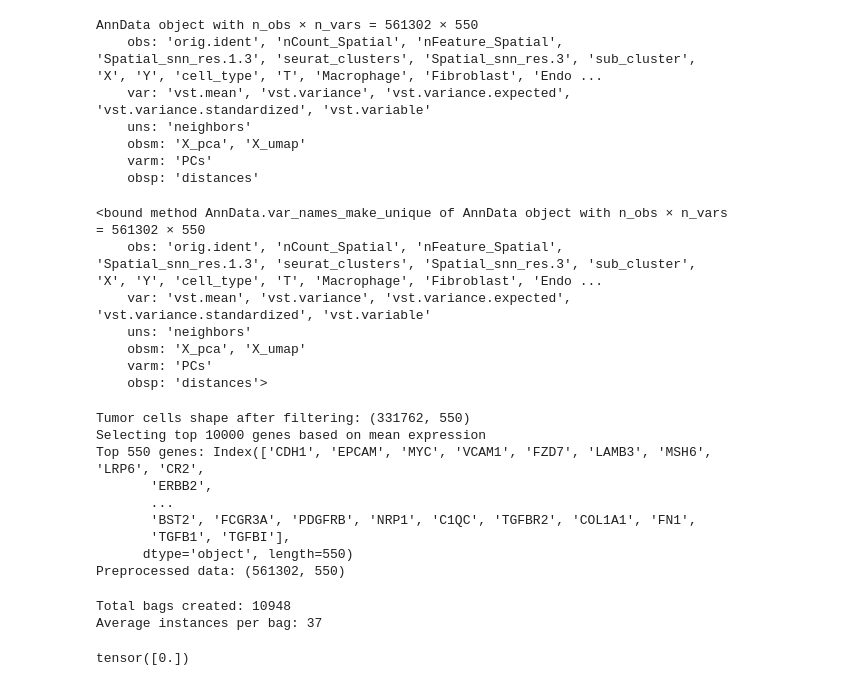
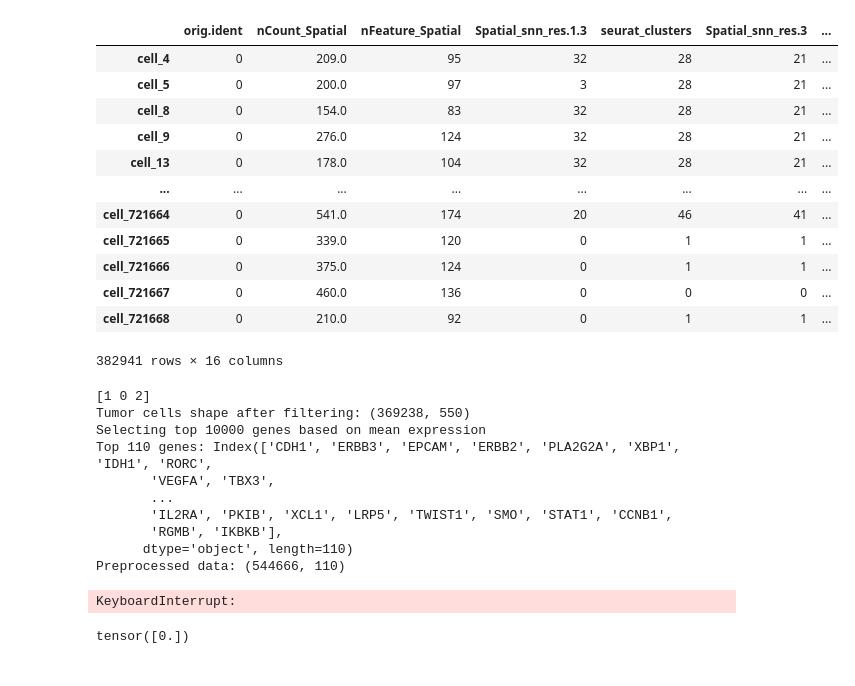
Before and after one commit to yaober/SPACER, a Jupyter notebook: train_model1_indivivual.ipynb, the cells around one changed output. Drawn from its saved outputs; the diff is of its cells as text; code cells hidden in the pictures.

Commit message:
fix some bug for panel seq and add filter

```diff
--- a/train_model1_indivivual.ipynb
+++ b/train_model1_indivivual.ipynb
@@ -305,37 +290,33 @@ adata.obs
 # %%
-adata
+adata.obs
 # %% [output]
+|  | orig.ident | nCount_Spatial | nFeature_Spatial | Spatial_snn_res.1.3 | seurat_clusters | Spatial_snn_res.3 | ... |
+| cell_4 | 0 | 209.0 | 95 | 32 | 28 | 21 | ... |
+| cell_5 | 0 | 200.0 | 97 | 3 | 28 | 21 | ... |
+| cell_8 | 0 | 154.0 | 83 | 32 | 28 | 21 | ... |
+| cell_9 | 0 | 276.0 | 124 | 32 | 28 | 21 | ... |
+| cell_13 | 0 | 178.0 | 104 | 32 | 28 | 21 | ... |
+| ... | ... | ... | ... | ... | ... | ... | ... |
+| cell_721664 | 0 | 541.0 | 174 | 20 | 46 | 41 | ... |
+| cell_721665 | 0 | 339.0 | 120 | 0 | 1 | 1 | ... |
+| cell_721666 | 0 | 375.0 | 124 | 0 | 1 | 1 | ... |
+| cell_721667 | 0 | 460.0 | 136 | 0 | 0 | 0 | ... |
+| cell_721668 | 0 | 210.0 | 92 | 0 | 1 | 1 | ... |
-AnnData object with n_obs × n_vars = 561302 × 550
-    obs: 'orig.ident', 'nCount_Spatial', 'nFeature_Spatial', 'Spatial_snn_res.1.3', 'seurat_clusters', 'Spatial_snn_res.3', 'sub_cluster', 'X', 'Y', 'cell_type', 'T', 'Macrophage', 'Fibroblast', 'Endo ...
-    var: 'vst.mean', 'vst.variance', 'vst.variance.expected', 'vst.variance.standardized', 'vst.variable'
-    uns: 'neighbors'
-    obsm: 'X_pca', 'X_umap'
-    varm: 'PCs'
-    obsp: 'distances'
+382941 rows × 16 columns
-# %%
-adata.var_names_make_unique
-# %% [output]
-<bound method AnnData.var_names_make_unique of AnnData object with n_obs × n_vars = 561302 × 550
-    obs: 'orig.ident', 'nCount_Spatial', 'nFeature_Spatial', 'Spatial_snn_res.1.3', 'seurat_clusters', 'Spatial_snn_res.3', 'sub_cluster', 'X', 'Y', 'cell_type', 'T', 'Macrophage', 'Fibroblast', 'Endo ...
-    var: 'vst.mean', 'vst.variance', 'vst.variance.expected', 'vst.variance.standardized', 'vst.variable'
-    uns: 'neighbors'
-    obsm: 'X_pca', 'X_umap'
-    varm: 'PCs'
-    obsp: 'distances'>
 # %%
-dataset = BagsDataset(adata, immune_cell='tcell', radius=50, n_genes=10000, resolution='high')
+dataset = BagsDataset(adata, immune_cell='bcell', radius=50, n_genes=10000, resolution='high')
 # %% [output]
-Tumor cells shape after filtering: (331762, 550)
+[1 0 2]
+Tumor cells shape after filtering: (369238, 550)
 Selecting top 10000 genes based on mean expression
-Top 550 genes: Index(['CDH1', 'EPCAM', 'MYC', 'VCAM1', 'FZD7', 'LAMB3', 'MSH6', 'LRP6', 'CR2',
-       'ERBB2',
+Top 110 genes: Index(['CDH1', 'ERBB3', 'EPCAM', 'ERBB2', 'PLA2G2A', 'XBP1', 'IDH1', 'RORC',
+       'VEGFA', 'TBX3',
        ...
-       'BST2', 'FCGR3A', 'PDGFRB', 'NRP1', 'C1QC', 'TGFBR2', 'COL1A1', 'FN1',
-       'TGFB1', 'TGFBI'],
-      dtype='object', length=550)
-Preprocessed data: (561302, 550)
+       'IL2RA', 'PKIB', 'XCL1', 'LRP5', 'TWIST1', 'SMO', 'STAT1', 'CCNB1',
+       'RGMB', 'IKBKB'],
+      dtype='object', length=110)
+Preprocessed data: (544666, 110)
-Total bags created: 10948
-Average instances per bag: 37
+KeyboardInterrupt:
 # %%
 train_size = int(0.7 * len(dataset))
 val_size = len(dataset) - train_size
```
Also changed, not shown: parts of 3 cells of this notebook, 16 other files.
